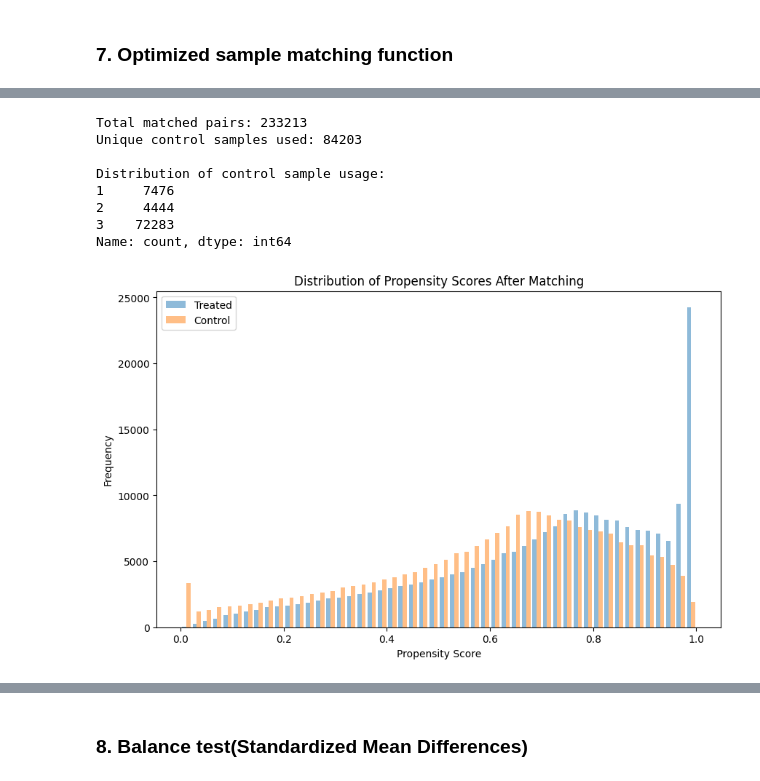
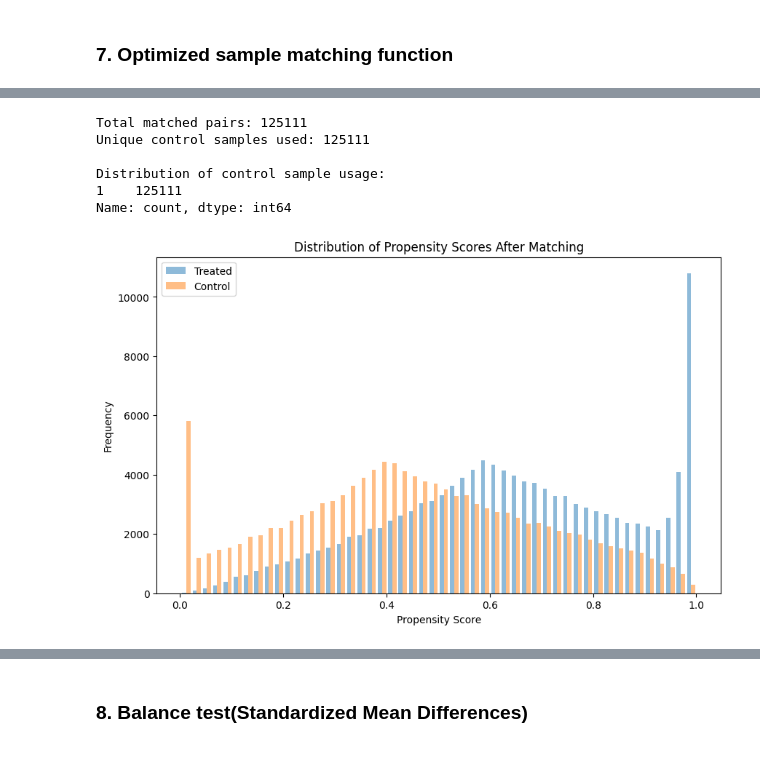
Before and after one commit to MichaelChaoLi-cpu/GallupWellBeingResearch, a Jupyter notebook: Code/ZH_AN_InternetUseDifferencePSMXgbShap_v1.ipynb, the cells around one changed output, grey strips where cells are left out. Drawn from its saved outputs; the diff is of its cells as text; code cells hidden in the pictures.

```diff
--- a/Code/ZH_AN_InternetUseDifferencePSMXgbShap_v1.ipynb
+++ b/Code/ZH_AN_InternetUseDifferencePSMXgbShap_v1.ipynb
@@ -110,5 +112,6 @@ Df_new.head()
 ### 1. Data preprocessing: removing specific features
 # %%
 features_to_remove = ['Used_internet_recently', 'Phone_internet_access', 'Life_satisfaction', 'Enjoyment', 'Smile', 'Worry',
-                      'Sadness', 'Home_handline', 'Mobile_phone', "Stress", "Anger"]
+                      'Sadness', 'Home_handline', 'Mobile_phone', 'Stress', 'Anger', 'Donated', 'Volunteer', 'Help_stranger',
+                     'Religion_importance', 'Children_respected', 'Women_respected']
 Df_new = Df_new.drop(columns=features_to_remove)
@@ -161,0 +129,30 @@ Best ROC AUC score: 0.9147593860434753
+# %%
+def optimize_xgb_params(X_train, y_train):
+    param_space = {
+        'n_estimators': Integer(100, 1000),
+        'learning_rate': Real(0.01, 0.3, prior='log-uniform'),
+        'max_depth': Integer(3, 11),
+        'subsample': Real(0.5, 1.0),
+    }
+
+    xgb_model = XGBClassifier(objective='binary:logistic', device='cuda', tree_method='hist', random_state=42)
+
+    bayes_search = BayesSearchCV(
+        estimator=xgb_model,
+        search_spaces=param_space,
+        n_iter=50,
+        cv=5,
+        scoring='roc_auc',
+        n_jobs=1,
+        verbose=2,
+        random_state=42
+    )
+
+    bayes_search.fit(X_train, y_train)
+
+    print("Best parameters:", bayes_search.best_params_)
+    print("Best ROC AUC score:", bayes_search.best_score_)
+
+    return bayes_search.best_estimator_
+
+best_model = optimize_xgb_params(X_train, y_train)
@@ -258,7 +265,7 @@ matched_df = match_samples_optimized(Df_new)
 # %%
 from sklearn.neighbors import BallTree
 # %%
-def match_samples_many_to_one_efficient(df, caliper=0.1, max_matches=3, n_jobs=-1, batch_size=10000):
+def match_samples_many_to_one_efficient(df, caliper=0.2, max_matches=1, n_jobs=-1, batch_size=10000):
     treated = df[df['Internet_access_available'] == 1]
     control = df[df['Internet_access_available'] == 0]
 
@@ -287,39 +294,37 @@ def match_samples_many_to_one_efficient(df, caliper=0.1, max_matches=3, n_jobs=-
     matched_control = control.iloc[[pair[1] for pair in matched_pairs]]
 
     matched_df = pd.concat([matched_treated, matched_control])
 
     # 统计信息
     print(f"Total matched pairs: {len(matched_pairs)}")
     print(f"Unique control samples used: {len(set(pair[1] for pair in matched_pairs))}")
 
     duplicate_counts = pd.Series(control_usage).value_counts().sort_index()
     print("\nDistribution of control sample usage:")
     print(duplicate_counts)
 
     # 可视化匹配质量
     plt.figure(figsize=(10, 6))
     plt.hist([matched_treated['propensity_score'], matched_control['propensity_score']],
              label=['Treated', 'Control'], bins=50, alpha=0.5)
     plt.xlabel('Propensity Score')
     plt.ylabel('Frequency')
     plt.title('Distribution of Propensity Scores After Matching')
     plt.legend()
     plt.show()
 
     return matched_df
 
 # 使用函数
 matched_df = match_samples_many_to_one_efficient(Df_new)
 # %% [output]
-Total matched pairs: 233213
-Unique control samples used: 84203
+Total matched pairs: 125111
+Unique control samples used: 125111
 
 Distribution of control sample usage:
-1     7476
-2     4444
-3    72283
+1    125111
 Name: count, dtype: int64
-[figure, old version]
+[figure, new version]
 # %%
 # 输出匹配后的样本数
 print(f"\nFinal matched sample size: {len(matched_df)}")
```
Also changed, not shown: parts of 40 cells of this notebook.
